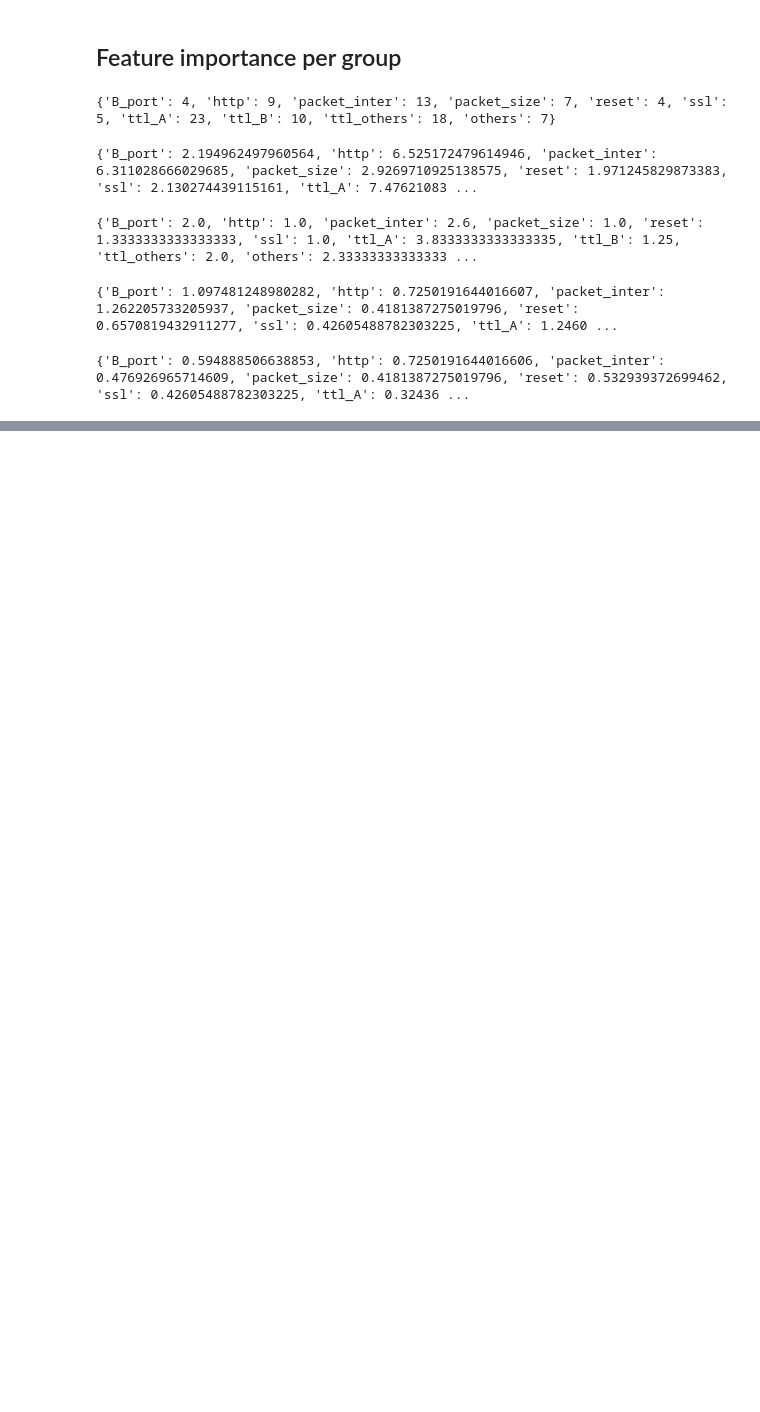
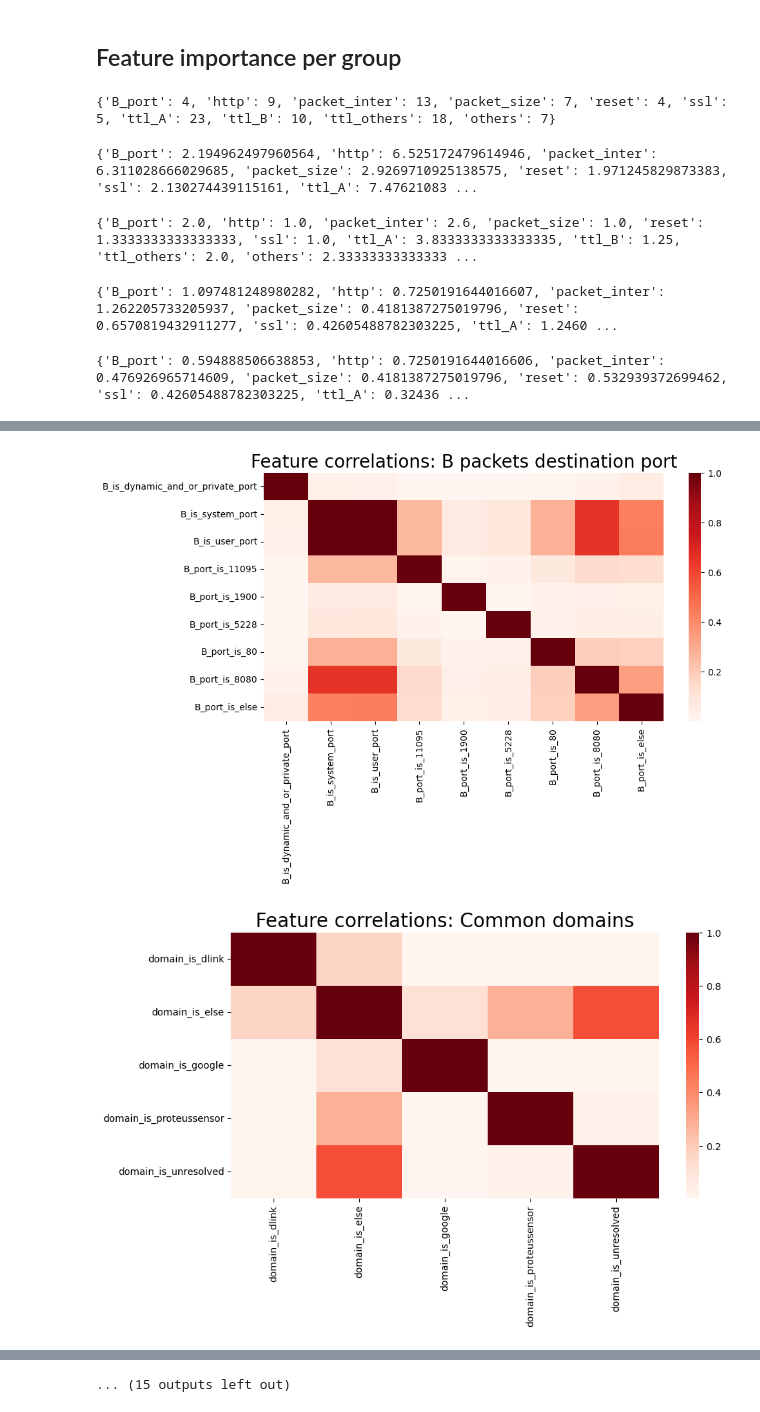
Before and after one commit to BetoPD/Iot-Device-Classifier, a Jupyter notebook: iotDeviceIdentification_eda.ipynb, the cells around one changed output, grey strips where cells are left out. Cells and saved outputs as stored; diff of their text form; code cells hidden in the pictures; blank space fills up the shorter version.

```diff
--- a/iotDeviceIdentification_eda.ipynb
+++ b/iotDeviceIdentification_eda.ipynb
@@ -467,0 +535,2 @@ featureGroup_analysis.head(10)
+# %%
+all_features = feature_correlations.columns.to_list()
@@ -467,0 +593,12 @@ featureGroup_analysis.head(10)
+# %%
+feature_correlations_per_group = {
+    key: pd.DataFrame() for key in all_features_groups.keys()
+}
+# %%
+for key in feature_correlations_per_group.keys():
+    temp_df = pd.DataFrame(index=all_features_groups[key], columns=all_features_groups[key])
+    for row in feature_correlations.iterrows():
+        if row[0] in all_features_groups[key]:
+            temp_df[row[0]] = temp_df.index.map(lambda x: feature_correlations.loc[x, row[0]])
+    feature_correlations_per_group[key] = temp_df.dropna(axis=0, how='all').dropna(axis=1, how='all')
+print(feature_correlations_per_group)
@@ -467,0 +623,3 @@ featureGroup_analysis.head(10)
+# %%
+for key in all_features_groups.keys():
+    print(key, len(all_features_groups[key]))
@@ -467,0 +674,10 @@ featureGroup_analysis.head(10)
+# %%
+# create a correlation matrix per element of feature_groups
+for key in feature_correlations_per_group.keys():
+    plt.figure(figsize=(10, 5))
+    sns.heatmap(data=feature_correlations_per_group[key], cmap='Reds')
+    plt.title(f"Feature correlations: {feature_group_names[key]}", fontsize = 20)
+    plt.show()
+# %% [output]
+[figure, added]
+[figure, added]
@@ -467,0 +694 @@ featureGroup_analysis.head(10)
+... (15 outputs left out)
```
Also changed, not shown: parts of 20 cells of this notebook, 1 other file.
